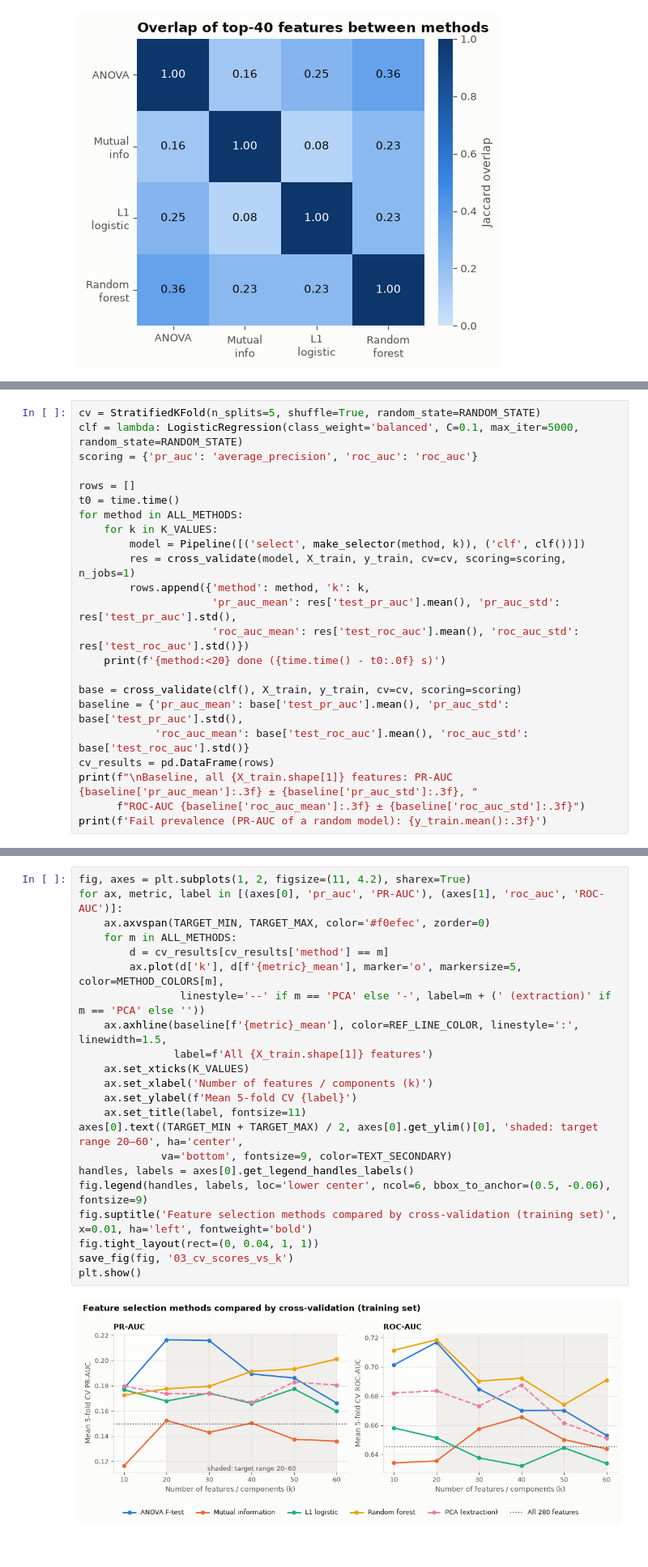
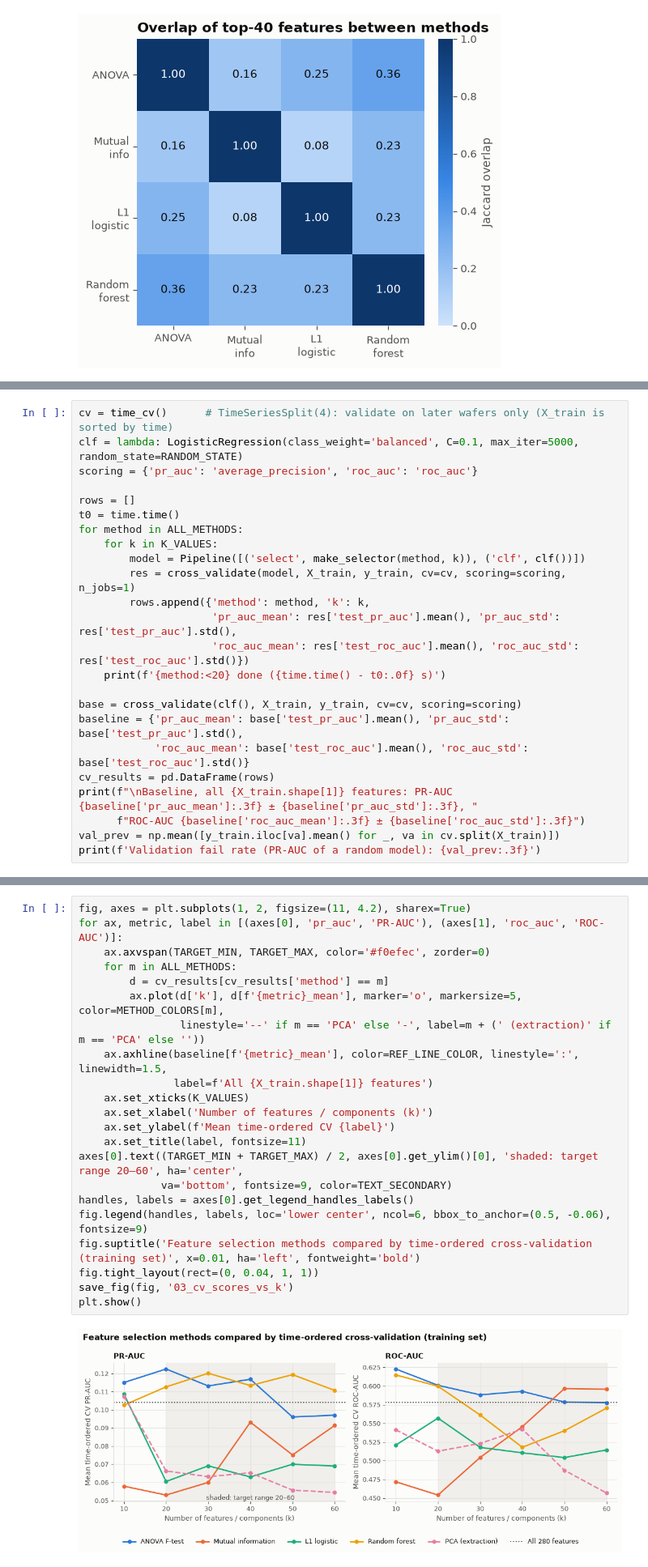
Before and after one commit to th4ifurXI/MachineLearning_Group11, a Jupyter notebook: notebooks/03_Feature_Selection.ipynb, the cells around one changed output, grey strips where cells are left out. Shown at 81% size. Drawn from its saved outputs; the diff is of its cells as text.

```diff
--- a/notebooks/03_Feature_Selection.ipynb
+++ b/notebooks/03_Feature_Selection.ipynb
@@ -198,7 +203,7 @@ as one pipeline, so the selector is refitted inside each training fold and never
 - **Metrics:** PR-AUC (average precision; main metric for a rare fail class) and ROC-AUC.
 - **Baseline:** the same classifier on all 280 preprocessed features.
 # %%
-cv = StratifiedKFold(n_splits=5, shuffle=True, random_state=RANDOM_STATE)
+cv = time_cv()      # TimeSeriesSplit(4): validate on later wafers only (X_train is sorted by time)
 clf = lambda: LogisticRegression(class_weight='balanced', C=0.1, max_iter=5000, random_state=RANDOM_STATE)
 scoring = {'pr_auc': 'average_precision', 'roc_auc': 'roc_auc'}
 
@@ -219,5 +224,6 @@ baseline = {'pr_auc_mean': base['test_pr_auc'].mean(), 'pr_auc_std': base['test_
 cv_results = pd.DataFrame(rows)
 print(f"\nBaseline, all {X_train.shape[1]} features: PR-AUC {baseline['pr_auc_mean']:.3f} ± {baseline['pr_auc_std']:.3f}, "
       f"ROC-AUC {baseline['roc_auc_mean']:.3f} ± {baseline['roc_auc_std']:.3f}")
-print(f'Fail prevalence (PR-AUC of a random model): {y_train.mean():.3f}')
+val_prev = np.mean([y_train.iloc[va].mean() for _, va in cv.split(X_train)])
+print(f'Validation fail rate (PR-AUC of a random model): {val_prev:.3f}')
 # %% [output]
@@ -259,27 +274,27 @@ k
 # %%
 fig, axes = plt.subplots(1, 2, figsize=(11, 4.2), sharex=True)
 for ax, metric, label in [(axes[0], 'pr_auc', 'PR-AUC'), (axes[1], 'roc_auc', 'ROC-AUC')]:
     ax.axvspan(TARGET_MIN, TARGET_MAX, color='#f0efec', zorder=0)
     for m in ALL_METHODS:
         d = cv_results[cv_results['method'] == m]
         ax.plot(d['k'], d[f'{metric}_mean'], marker='o', markersize=5, color=METHOD_COLORS[m],
                 linestyle='--' if m == 'PCA' else '-', label=m + (' (extraction)' if m == 'PCA' else ''))
     ax.axhline(baseline[f'{metric}_mean'], color=REF_LINE_COLOR, linestyle=':', linewidth=1.5,
                label=f'All {X_train.shape[1]} features')
     ax.set_xticks(K_VALUES)
     ax.set_xlabel('Number of features / components (k)')
-    ax.set_ylabel(f'Mean 5-fold CV {label}')
+    ax.set_ylabel(f'Mean time-ordered CV {label}')
     ax.set_title(label, fontsize=11)
 axes[0].text((TARGET_MIN + TARGET_MAX) / 2, axes[0].get_ylim()[0], 'shaded: target range 20–60', ha='center',
              va='bottom', fontsize=9, color=TEXT_SECONDARY)
 handles, labels = axes[0].get_legend_handles_labels()
 fig.legend(handles, labels, loc='lower center', ncol=6, bbox_to_anchor=(0.5, -0.06), fontsize=9)
-fig.suptitle('Feature selection methods compared by cross-validation (training set)', x=0.01, ha='left', fontweight='bold')
+fig.suptitle('Feature selection methods compared by time-ordered cross-validation (training set)', x=0.01, ha='left', fontweight='bold')
 fig.tight_layout(rect=(0, 0.04, 1, 1))
 save_fig(fig, '03_cv_scores_vs_k')
 plt.show()
 # %% [output]
-[figure, old version]
+[figure, new version]
 # %% [markdown]
 **Reading the comparison**
 
```
Also changed, not shown: parts of 12 cells of this notebook, 5 other files.
